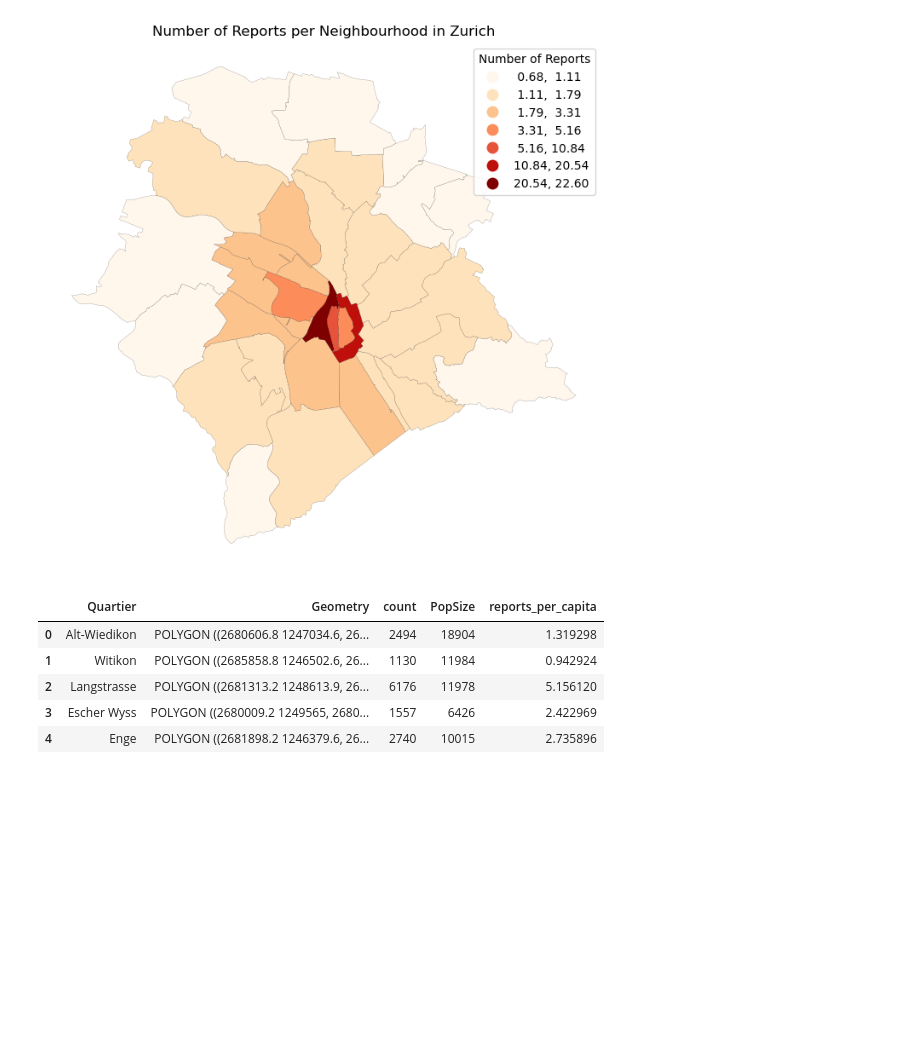
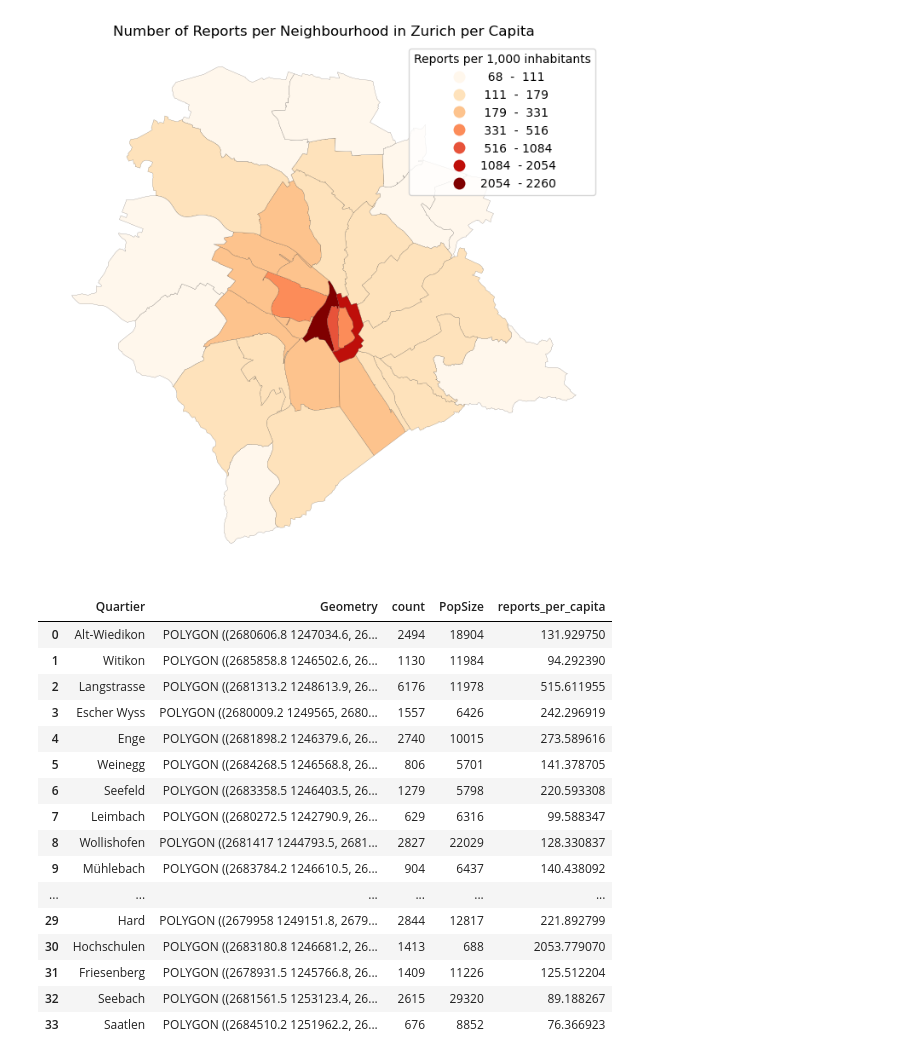
Before and after one commit to arisenn02/ESS341_Project_Arina_Senn, a Jupyter notebook: notebooks/2zurich_urban_issues.ipynb, the cells around one changed output. Cells and saved outputs as stored; diff of their text form; code cells hidden in the pictures; blank space fills up the shorter version.

```diff
--- a/notebooks/2zurich_urban_issues.ipynb
+++ b/notebooks/2zurich_urban_issues.ipynb
@@ -100,7 +100,7 @@ import matplotlib.pyplot as plt
 merge1 = processed_quartiere.merge(count, on="Quartier",how="left")#left-->behalte alle Quartiere auch wenn kein Ergebnis existiert
 merge2 = merge1.merge(pop_size, on="Quartier",how="left")
 
-merge2["reports_per_capita"] = (merge2["count"]/merge2["PopSize"] *10)
+merge2["reports_per_capita"] = (merge2["count"]/merge2["PopSize"] *1000)
 
 
 fig, ax = plt.subplots(figsize=(16,8)) # creates empty figure
@@ -116,9 +116,12 @@ merge2.plot(
     linewidth = 0.1,
     cmap="OrRd",
     ax=ax, #draw the axes on the axes we creaed
-    legend_kwds={"title": "Number of Reports",}
+    legend_kwds={"title": "Reports per 1,000 inhabitants","fmt": "{:.0f}"}
 )
-ax.set_title("Number of Reports per Neighbourhood in Zurich")
+legend = ax.get_legend()
+for text in legend.get_texts():
+    text.set_text(text.get_text().replace(",", "  -"))
+ax.set_title("Number of Reports per Neighbourhood in Zurich per Capita")
 
 ax.axis("off")
 
@@ -127,40 +130,51 @@ ax.axis("off")
 plt.show()
 #plt.show()
 
 
 #fig, ax = plt.subplots(figsize=(10,5))
 #processed_quartiere.plot(ax=ax)
 #zwn_with_quartiere.plot(ax=ax,color ="lightgrey")
 
 #histogram
 
 #import mapclassify
 
-#classifier = mapclassify.NaturalBreaks(count["count"],)
+#classifier = mapclassify.NaturalBreaks(merge2["reports_per_capita"],k=7)
 #breaks = classifier.bins
 
 #import matplotlib.pyplot as plt
 
 #plt.figure(figsize=(10,5))
-#plt.hist(count["count"], bins=36, color= "grey",edgecolor="black")
+#plt.hist(merge2["reports_per_capita"], bins=100, color= "grey",edgecolor="black")
 
 #for i in breaks:
     #plt.axvline(i, color="red", linestyle="--")
 
 #plt.title("Distribution of Reports with Natural Breaks")
 #plt.xlabel("Number of Reports")
 #plt.ylabel("Frequency")
 #pop_size.head()
 
 #reports_per_capita.head()
 
 
-merge2.head()
+merge2
 # %% [output]
-[figure, old version]
+[figure, new version]
 |  | Quartier | Geometry | count | PopSize | reports_per_capita |
-| 0 | Alt-Wiedikon | POLYGON ((2680606.8 1247034.6, 26... | 2494 | 18904 | 1.319298 |
-| 1 | Witikon | POLYGON ((2685858.8 1246502.6, 26... | 1130 | 11984 | 0.942924 |
-| 2 | Langstrasse | POLYGON ((2681313.2 1248613.9, 26... | 6176 | 11978 | 5.156120 |
-| 3 | Escher Wyss | POLYGON ((2680009.2 1249565, 2680... | 1557 | 6426 | 2.422969 |
-| 4 | Enge | POLYGON ((2681898.2 1246379.6, 26... | 2740 | 10015 | 2.735896 |
+| 0 | Alt-Wiedikon | POLYGON ((2680606.8 1247034.6, 26... | 2494 | 18904 | 131.929750 |
+| 1 | Witikon | POLYGON ((2685858.8 1246502.6, 26... | 1130 | 11984 | 94.292390 |
+| 2 | Langstrasse | POLYGON ((2681313.2 1248613.9, 26... | 6176 | 11978 | 515.611955 |
+| 3 | Escher Wyss | POLYGON ((2680009.2 1249565, 2680... | 1557 | 6426 | 242.296919 |
+| 4 | Enge | POLYGON ((2681898.2 1246379.6, 26... | 2740 | 10015 | 273.589616 |
+| 5 | Weinegg | POLYGON ((2684268.5 1246568.8, 26... | 806 | 5701 | 141.378705 |
+| 6 | Seefeld | POLYGON ((2683358.5 1246403.5, 26... | 1279 | 5798 | 220.593308 |
+| 7 | Leimbach | POLYGON ((2680272.5 1242790.9, 26... | 629 | 6316 | 99.588347 |
+| 8 | Wollishofen | POLYGON ((2681417 1244793.5, 2681... | 2827 | 22029 | 128.330837 |
+| 9 | Mühlebach | POLYGON ((2683784.2 1246610.5, 26... | 904 | 6437 | 140.438092 |
+| ... | ... | ... | ... | ... | ... |
+| 29 | Hard | POLYGON ((2679958 1249151.8, 2679... | 2844 | 12817 | 221.892799 |
+| 30 | Hochschulen | POLYGON ((2683180.8 1246681.2, 26... | 1413 | 688 | 2053.779070 |
+| 31 | Friesenberg | POLYGON ((2678931.5 1245766.8, 26... | 1409 | 11226 | 125.512204 |
+| 32 | Seebach | POLYGON ((2681561.5 1253123.4, 26... | 2615 | 29320 | 89.188267 |
+| 33 | Saatlen | POLYGON ((2684510.2 1251962.2, 26... | 676 | 8852 | 76.366923 |
```
Also changed, not shown: 2 other files.
